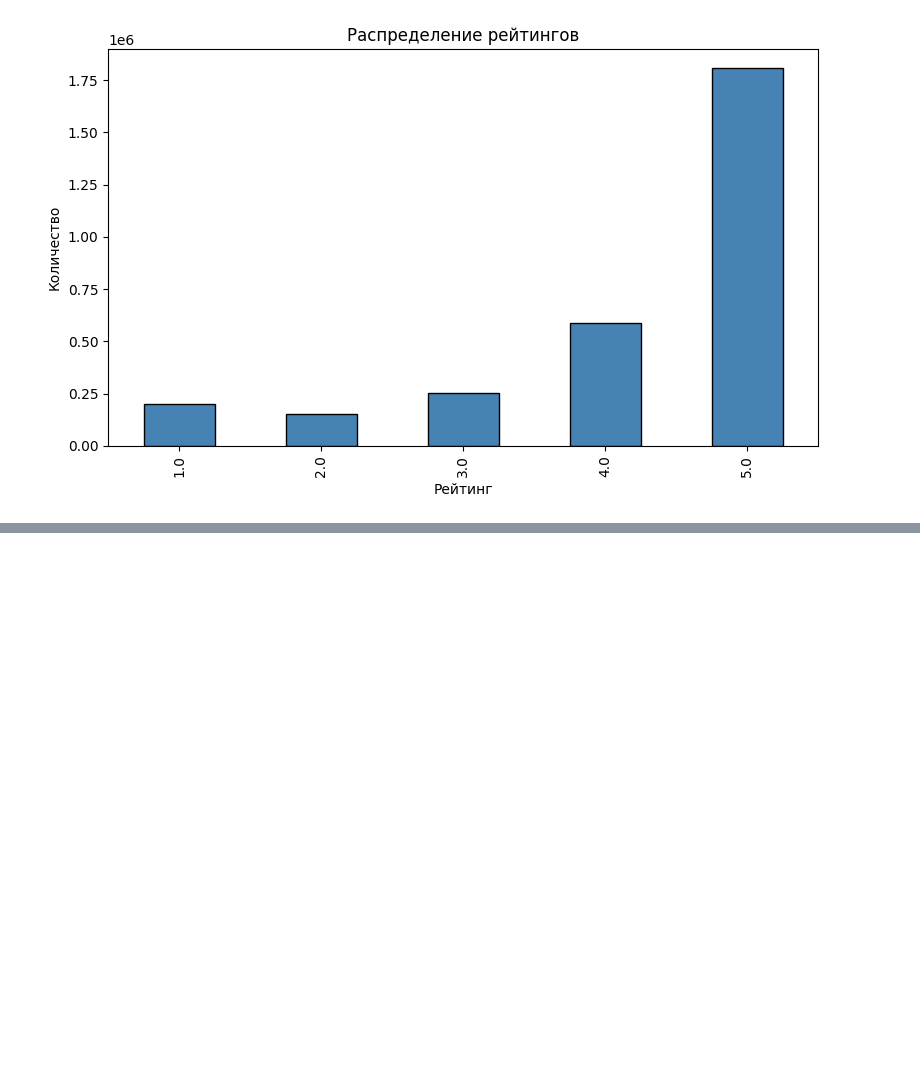
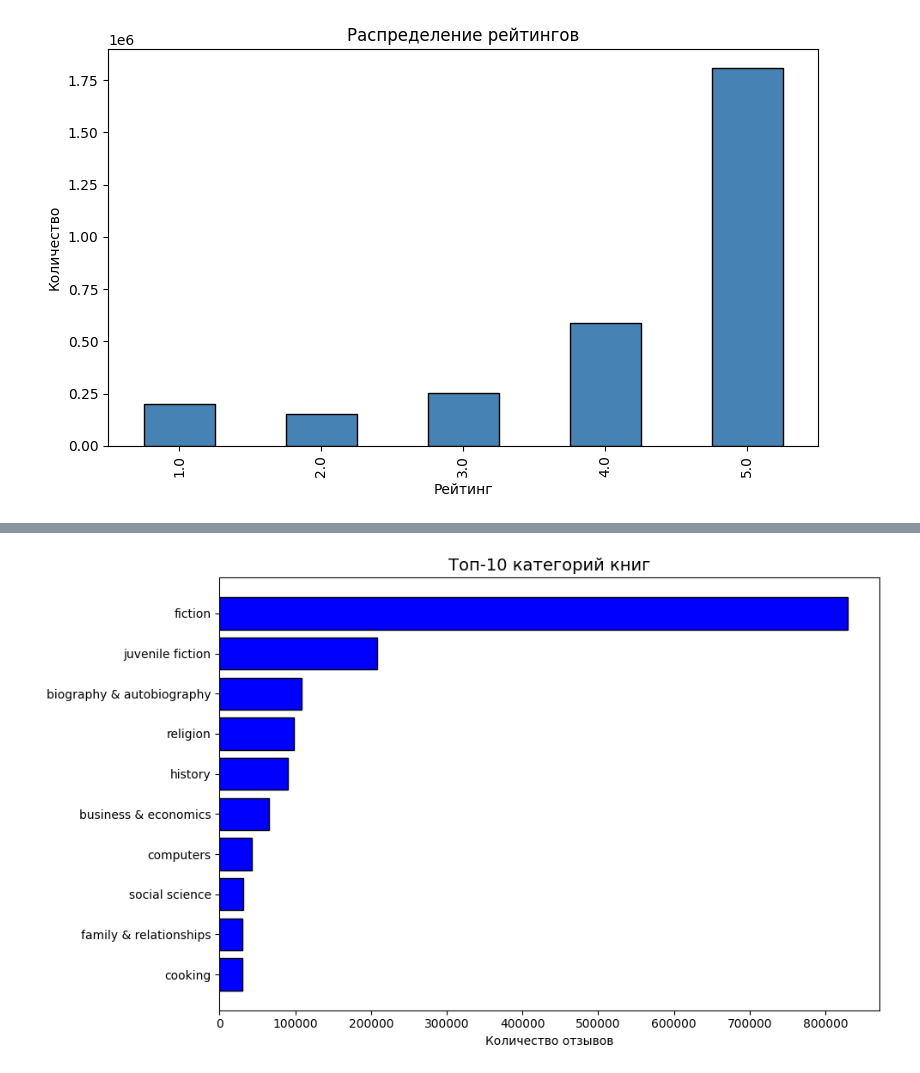
Before and after one commit to Katerina676/sasrec-ebs, a Jupyter notebook: eda.ipynb, the cells around one changed output, grey strips where cells are left out. Drawn from its saved outputs; the diff is of its cells as text; code cells hidden in the pictures; blank space fills up the shorter version.

```diff
--- a/eda.ipynb
+++ b/eda.ipynb
@@ -80,0 +259,13 @@ plt.show()
+# %%
+# Топ-10 категорий
+plt.figure(figsize=(10, 6))
+top_cats = df[df['categories'] != 'unknown']['categories'].value_counts().head(10)  # 10 самых частых категорий
+plt.barh(range(10), top_cats.values, color='blue', edgecolor='black')
+plt.yticks(range(10), [c[:30] for c in top_cats.index])
+plt.title('Топ-10 категорий книг', fontsize=14)
+plt.xlabel('Количество отзывов')
+plt.gca().invert_yaxis()
+plt.tight_layout()
+plt.show()
+# %% [output]
+[figure, added]
```
Also changed, not shown: parts of 18 cells of this notebook.
